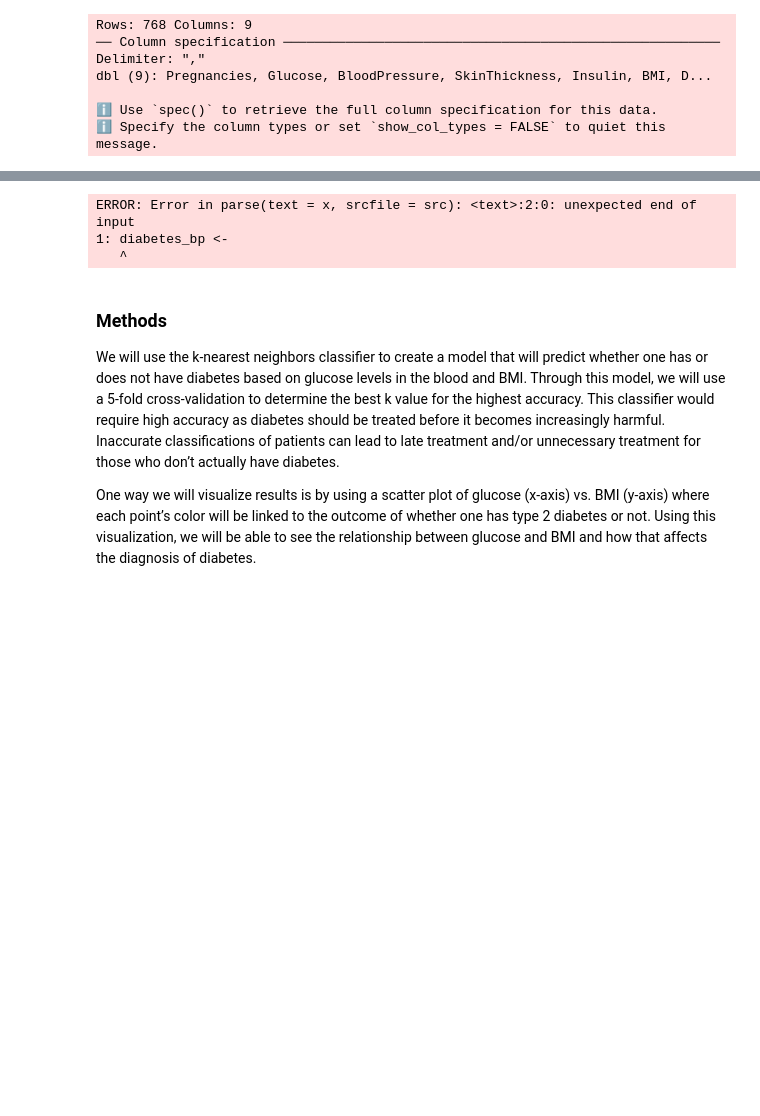
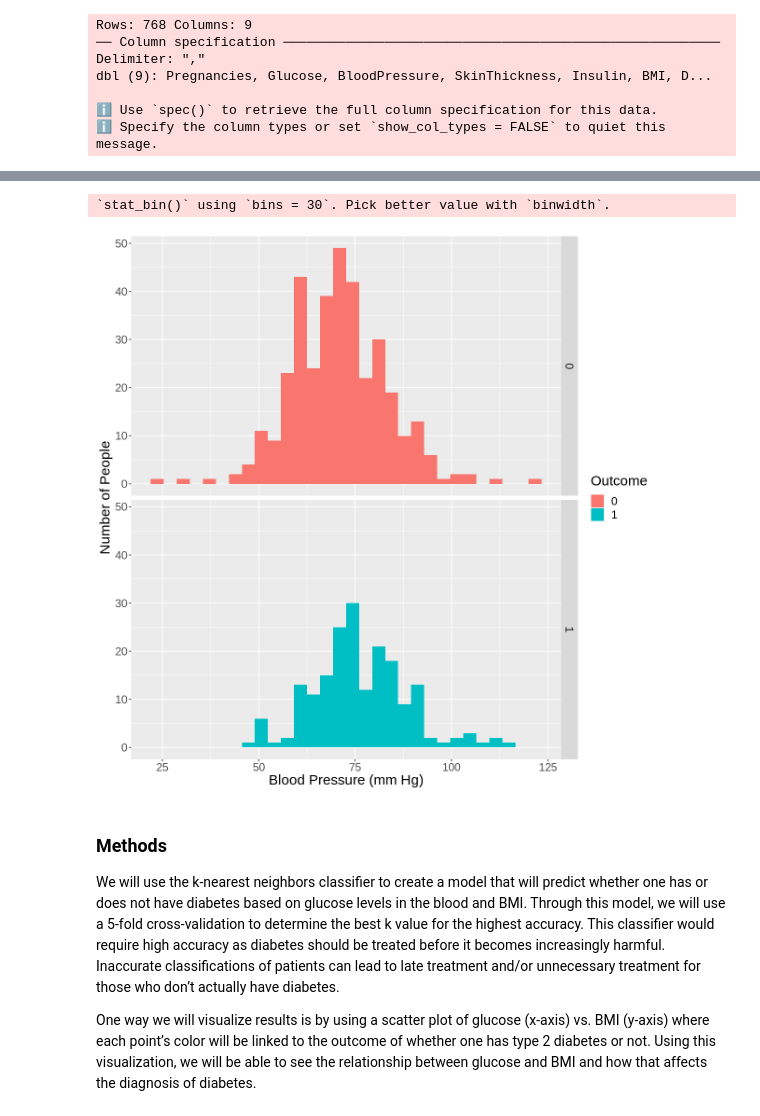
Before and after one commit to kzhang1223/dsci-100-2023s1-group-55, a Jupyter notebook: group_project_proposal_group_55.ipynb, the cells around one changed output, grey strips where cells are left out. Drawn from its saved outputs; the diff is of its cells as text; code cells hidden in the pictures; blank space fills up the shorter version.

```diff
--- a/group_project_proposal_group_55.ipynb
+++ b/group_project_proposal_group_55.ipynb
@@ -112,9 +134,15 @@ diabetes_plot
 # %%
-diabetes_bp <-
+diabetes_bp <- diabetes_no_zeroes |>
+            ggplot(aes(x = BloodPressure)) +
+            geom_histogram(aes(fill = Outcome)) +
+            labs(x = "Blood Pressure (mm Hg)", y = "Number of People") +
+            theme(text = element_text(size = 18)) +
+            facet_grid(rows = vars(Outcome))
+
+diabetes_bp
 # %% [output]
-ERROR: Error in parse(text = x, srcfile = src): <text>:2:0: unexpected end of input
-1: diabetes_bp <-
-   ^
+`stat_bin()` using `bins = 30`. Pick better value with `binwidth`.
+[figure, added]
 # %% [markdown]
 ### Methods
 
```
Also changed, not shown: parts of 3 cells of this notebook.
